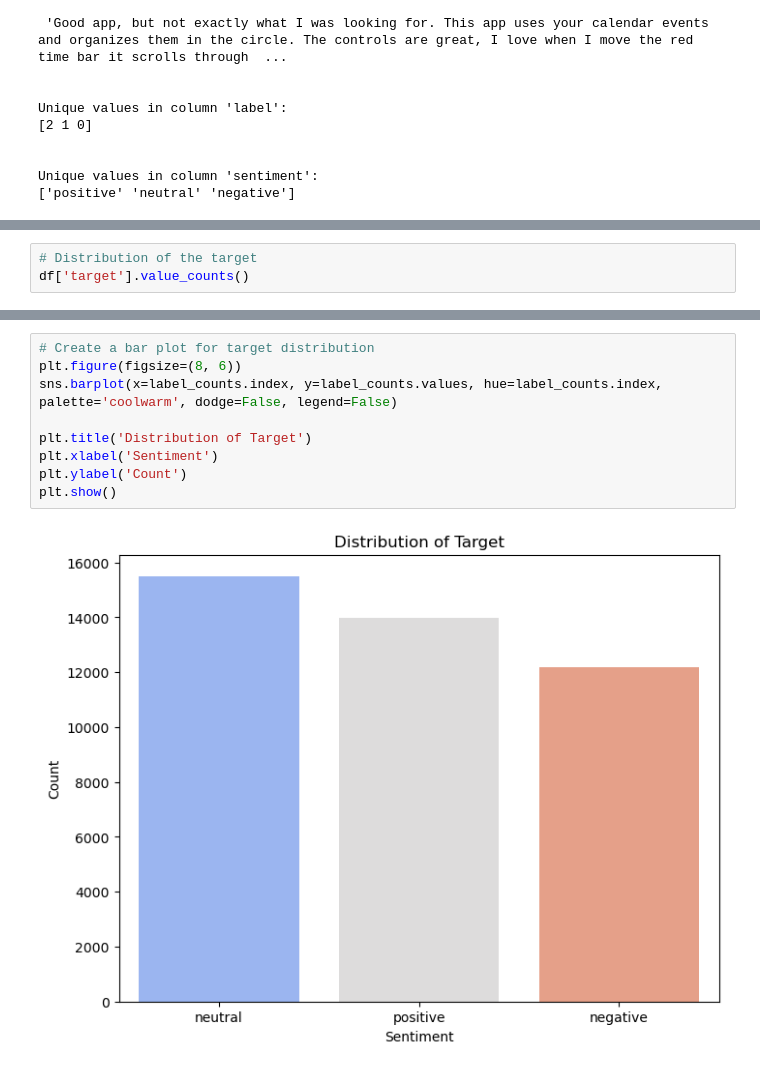
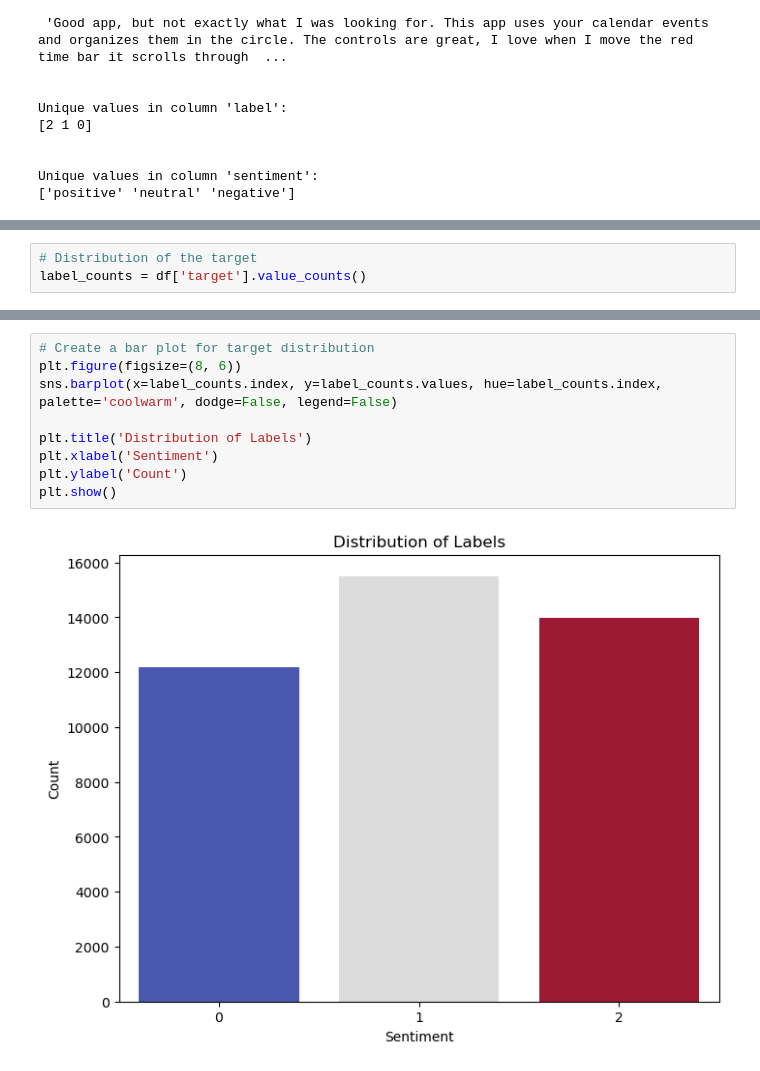
Before and after one commit to PaolaGaray/SocialMediaSentimentAnalysis, a Jupyter notebook: notebooks/data_cleaning.ipynb, the cells around one changed output, grey strips where cells are left out. Cells and saved outputs as stored; diff of their text form.

```diff
--- a/notebooks/data_cleaning.ipynb
+++ b/notebooks/data_cleaning.ipynb
@@ -97,3 +96,3 @@ df = df.rename(columns={'label': 'target'})
 # %%
 # Distribution of the target
-df['target'].value_counts()
+label_counts = df['target'].value_counts()
@@ -106,11 +107,11 @@ Name: count, dtype: int64
 # %%
 # Create a bar plot for target distribution
 plt.figure(figsize=(8, 6))
 sns.barplot(x=label_counts.index, y=label_counts.values, hue=label_counts.index, palette='coolwarm', dodge=False, legend=False)
 
-plt.title('Distribution of Target')
+plt.title('Distribution of Labels')
 plt.xlabel('Sentiment')
 plt.ylabel('Count')
 plt.show()
 # %% [output]
-[figure, old version]
+[figure, new version]
```
Also changed, not shown: parts of 9 cells of this notebook.
